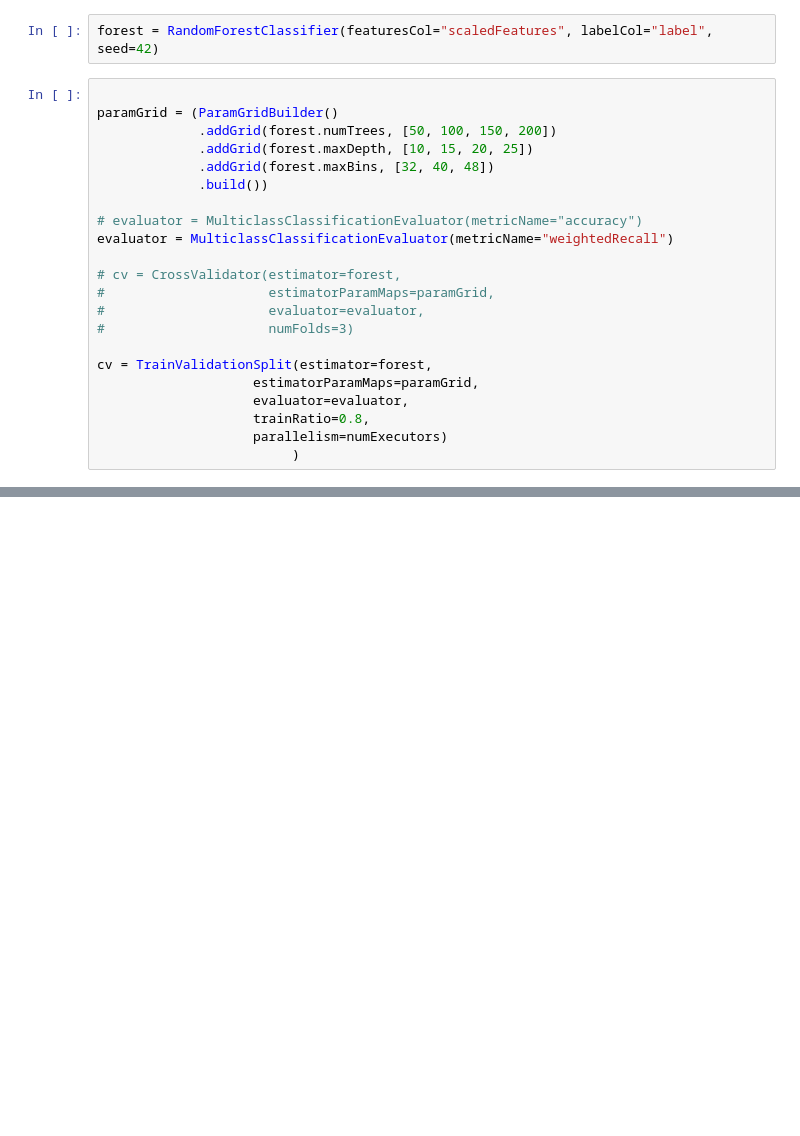
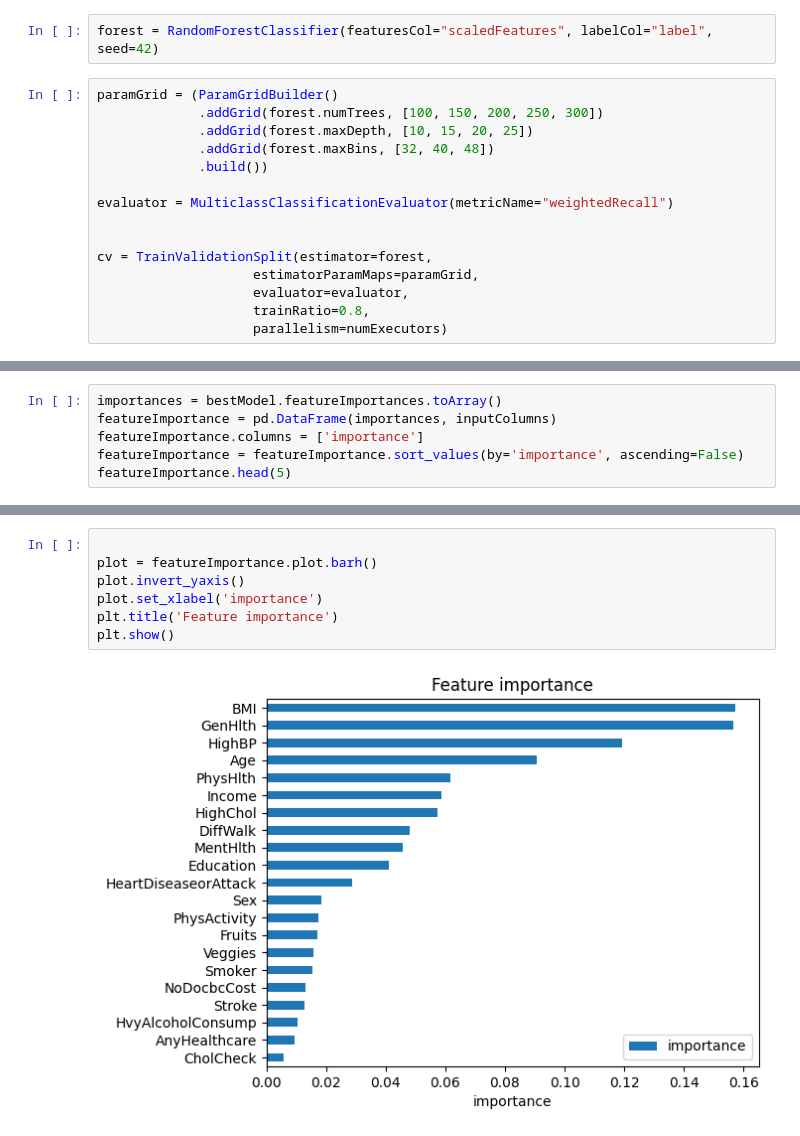
Before and after one commit to EvanGalea2/Distributed-Diabetes-AI-pipeline, a Jupyter notebook: RandomForest.ipynb, the cells around one changed output, grey strips where cells are left out. Saved outputs shown, nothing was run; the diff lists cells and outputs as text; blank space fills up the shorter version.

Commit message:
Completed models and sql connector

```diff
--- a/RandomForest.ipynb
+++ b/RandomForest.ipynb
@@ -171,27 +145,20 @@ DataFrame[label: double, scaledFeatures: vector]
 # %%
 forest = RandomForestClassifier(featuresCol="scaledFeatures", labelCol="label", seed=42)
 # %%
-
 paramGrid = (ParamGridBuilder()
-             .addGrid(forest.numTrees, [50, 100, 150, 200])
+             .addGrid(forest.numTrees, [100, 150, 200, 250, 300])
              .addGrid(forest.maxDepth, [10, 15, 20, 25])
              .addGrid(forest.maxBins, [32, 40, 48])
              .build())
 
-# evaluator = MulticlassClassificationEvaluator(metricName="accuracy")
 evaluator = MulticlassClassificationEvaluator(metricName="weightedRecall")
 
-# cv = CrossValidator(estimator=forest,
-#                     estimatorParamMaps=paramGrid,
-#                     evaluator=evaluator,
-#                     numFolds=3)
 
 cv = TrainValidationSplit(estimator=forest,
                     estimatorParamMaps=paramGrid,
                     evaluator=evaluator,
                     trainRatio=0.8,
                     parallelism=numExecutors)
-                         )
 # %%
 
 # Run grid search
@@ -258,0 +210,6 @@ AUC: <pyspark.ml.classification.RandomForestClassificationSummary object at 0x..
+# %%
+importances = bestModel.featureImportances.toArray()
+featureImportance = pd.DataFrame(importances, inputColumns)
+featureImportance.columns = ['importance']
+featureImportance = featureImportance.sort_values(by='importance', ascending=False)
+featureImportance.head(5)
@@ -259,3 +223,12 @@ AUC: <pyspark.ml.classification.RandomForestClassificationSummary object at 0x..
+# %%
+
+plot = featureImportance.plot.barh()
+plot.invert_yaxis()
+plot.set_xlabel('importance')
+plt.title('Feature importance')
+plt.show()
+# %% [output]
+[figure, added]
 # %%
 #save our model and scaler for later
 bestModel.write().overwrite().save("ml_model")
```
Also changed, not shown: parts of 32 cells of this notebook, 20 other files.
